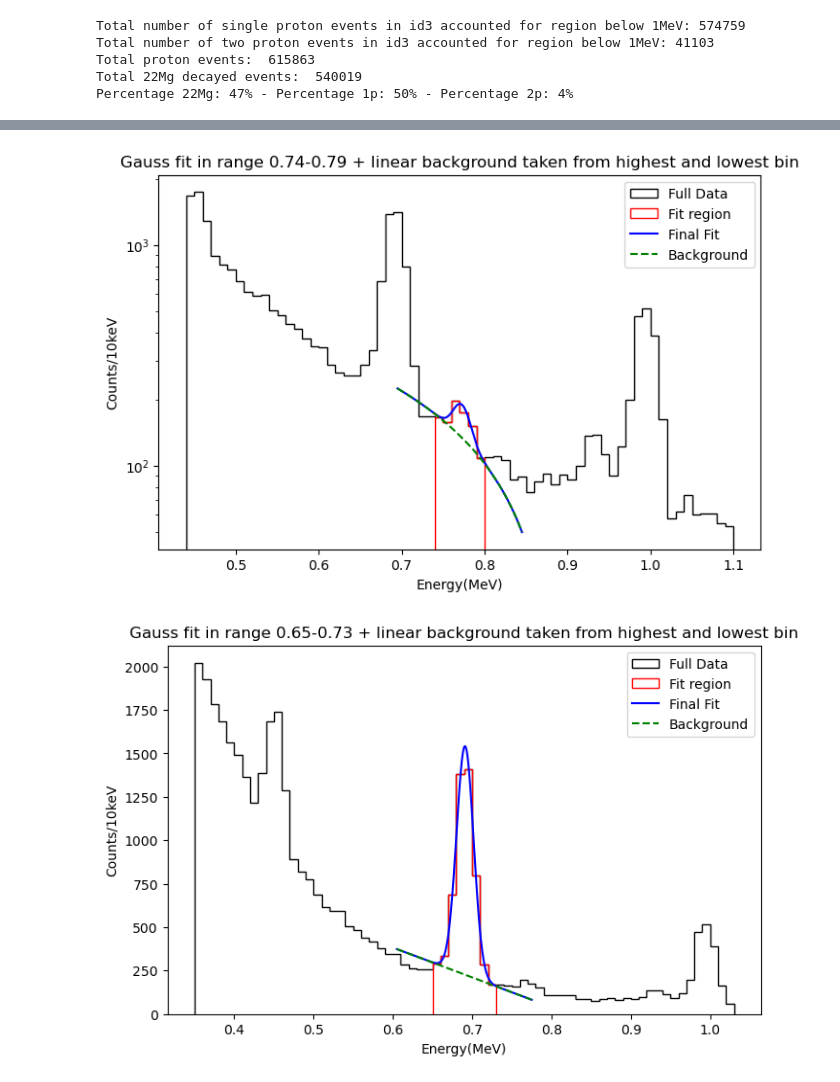
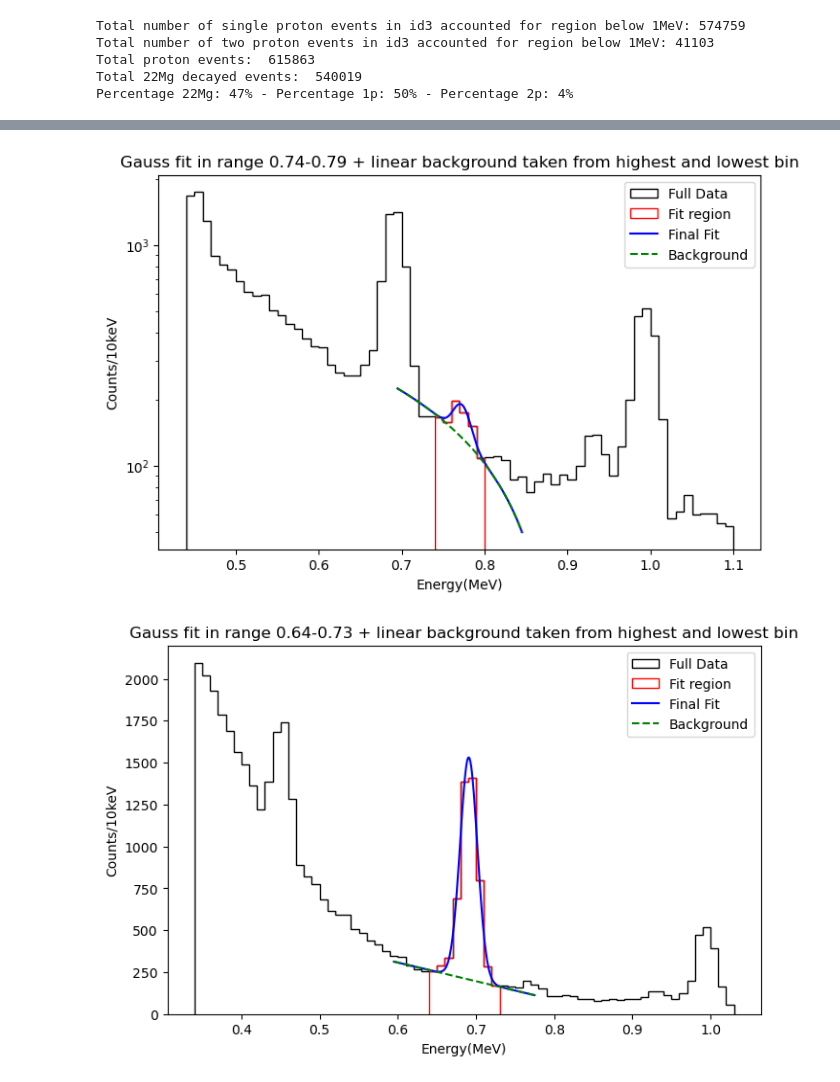
Before and after one commit to phaue/Masters, a Jupyter notebook: analysis/python/PeakEstimation/Fits_id3_sub2p.ipynb, the cells around one changed output, grey strips where cells are left out. Cells and saved outputs as stored; diff of their text form; code cells hidden in the pictures.

```diff
--- a/analysis/python/PeakEstimation/Fits_id3_sub2p.ipynb
+++ b/analysis/python/PeakEstimation/Fits_id3_sub2p.ipynb
@@ -273,7 +301,7 @@ def FinalErr(N, uncertainty_N, N_frac, uncertainty_N_frac,
     return final_error
 
 
-def fixedlin_fit(E, x_low, x_up, gamma=0, quiet=False, yscale='log', deps = (None,None)):
+def fixedlin_fit(E, x_low, x_up, gamma=0, E_err=E_errors, quiet=False, yscale='log', deps = (None,None)):
 
     mean_fEdep = 0; mean_bEdep = 0
     if deps[0] is not None and deps[1] is not None:
@@ -286,7 +314,6 @@ def fixedlin_fit(E, x_low, x_up, gamma=0, quiet=False, yscale='log', deps = (Non
     ys, xs = np.histogram(E/1e3, bins=np.arange(x_low, x_up+bw,bw))
     xs = np.array(xs[:-1])+bw/2
     ys = np.array(ys)
-
     x_bg = np.concatenate((xs[:1], xs[-1:]))
     y_bg = np.concatenate((ys[:1], ys[-1:]))
 
@@ -303,10 +330,10 @@ def fixedlin_fit(E, x_low, x_up, gamma=0, quiet=False, yscale='log', deps = (Non
     upper_bounds_final = [np.inf, xs[-1], np.inf]
     bounds_final = (lower_bounds_final, upper_bounds_final)
 
-    errors = np.sqrt(ys)
-    errors[ys == 0] = np.inf
+    errors, _ = np.histogram(E_err/1e3, bins=np.arange(x_low, x_up+bw,bw))
+    errors[errors == 0] = 1
+    popt_final, pcov_final = curve_fit(func_fixed_bg,xs,ys,p0=p0_final,sigma=errors,bounds=bounds_final)
 
-    popt_final, pcov_final = curve_fit(func_fixed_bg,xs,ys,p0=p0_final,sigma=errors,bounds=bounds_final)
 
 
     y_fit = func_fixed_bg(xs, *popt_final)
@@ -373,13 +400,13 @@ def fixedlin_fit(E, x_low, x_up, gamma=0, quiet=False, yscale='log', deps = (Non
         truepeak = mean/frac+psep
         truepeak_err = np.sqrt((error / frac)**2 + (mean * frac_err / frac**2)**2 + psep_err**2)
     elif gamma==1:
-        truepeak = mean/frac+psep+0.332
+        truepeak = mean/frac+psep+0.33191
         truepeak_err = np.sqrt((error / frac)**2 + (mean * frac_err / frac**2)**2 + psep_err**2)
     elif gamma==2:
-        truepeak = mean/frac+psep+0.332+1.384
+        truepeak = mean/frac+psep+0.33191+1.3841
         truepeak_err = np.sqrt((error / frac)**2 + (mean * frac_err / frac**2)**2 + psep_err**2)
     elif gamma==3:
-        truepeak = mean/frac+psep+0.332+1.384+1.113
+        truepeak = mean/frac+psep+0.33191+1.3841+1.113
         truepeak_err = np.sqrt((error / frac)**2 + (mean * frac_err / frac**2)**2 + psep_err**2)
     else:
         raise ValueError(f"Invalid value for gamma: {gamma}. Expected 0, 1, 2, or 3.")
@@ -425,7 +452,7 @@ def fixedlin_fit(E, x_low, x_up, gamma=0, quiet=False, yscale='log', deps = (Non
 
     return results
 
-def standard_fit(E, x_low, x_up, a_lowerbound=-np.inf, gamma=0, quiet=False, yscale='log', deps=(None,None)):
+def standard_fit(E, x_low, x_up, a_lowerbound=-np.inf, gamma=0, E_err=E_errors, quiet=False, yscale='log', deps=(None,None)):
     mean_fEdep = 0; mean_bEdep = 0
     if deps[0] is not None and deps[1] is not None:
         Emask = (E/1e3 >= x_low) & (E/1e3 <= x_up)
@@ -447,8 +474,8 @@ def standard_fit(E, x_low, x_up, a_lowerbound=-np.inf, gamma=0, quiet=False, ysc
     lower_bounds = [0, xs[0], 0, a_lowerbound, -np.inf]
     upper_bounds = [np.inf, xs[-1], np.inf, np.inf, np.inf]
     bounds = (lower_bounds, upper_bounds)
-    errors = np.sqrt(ys)
-    errors[ys == 0] = np.inf
+    errors, _ = np.histogram(E_err/1e3, bins=np.arange(x_low, x_up+bw,bw))
+    errors[errors == 0] = 1
     popt, pcov = curve_fit(gausslin,xs,ys,p0=p0,sigma=errors,bounds=bounds,absolute_sigma=True)
 
     y_fit = gausslin(xs, *popt)
@@ -508,13 +535,13 @@ def standard_fit(E, x_low, x_up, a_lowerbound=-np.inf, gamma=0, quiet=False, ysc
         truepeak = mean/frac+psep
         truepeak_err = np.sqrt((error / frac)**2 + (mean * frac_err / frac**2)**2 + psep_err**2)
     elif gamma==1:
-        truepeak = mean/frac+psep+0.332
+        truepeak = mean/frac+psep+0.33191
         truepeak_err = np.sqrt((error / frac)**2 + (mean * frac_err / frac**2)**2 + psep_err**2)
     elif gamma==2:
-        truepeak = mean/frac+psep+0.332+1.384
+        truepeak = mean/frac+psep+0.33191+1.3841
         truepeak_err = np.sqrt((error / frac)**2 + (mean * frac_err / frac**2)**2 + psep_err**2)
     elif gamma==3:
-        truepeak = mean/frac+psep+0.332+1.384+1.113
+        truepeak = mean/frac+psep+0.33191+1.3841+1.113
         truepeak_err = np.sqrt((error / frac)**2 + (mean * frac_err / frac**2)**2 + psep_err**2)
     else:
         raise ValueError(f"Invalid value for gamma: {gamma}. Expected 0, 1, 2, or 3.")
@@ -777,12 +840,20 @@ for batch in uproot.iterate(Alb_files, expressions=["E", "fEdep", "bEdep"],
     Eb=np.append(Eb, ak.flatten(batch.E))
     fEdepb=np.append(fEdep, ak.flatten(batch.fEdep))
     bEdepb=np.append(bEdep, ak.flatten(batch.bEdep))
+bins = np.arange(0, 9000+10, 10)
+counts_Eb, _ = np.histogram(Eb, bins=bins)
+
+errors_Ebs = np.sqrt(counts_Eb)
+bin_centers = bins[:-1] + 0.5 * (bins[1] - bins[0])
+
+Eb = np.repeat(bin_centers,np.asarray(counts_Eb).astype(int))
+Eb_errors = np.repeat(bin_centers,np.asarray(errors_Ebs).astype(int))
 # %%
-main = fixedlin_fit(Eb, 0.95, 1.02, gamma=1, quiet=False, yscale='log')
-main1 = fixedlin_fit(Eb, 0.9, 0.96, gamma=3, quiet=False, yscale='log')
-main2 = fixedlin_fit(Eb, 0.74, 0.79, gamma=0, quiet=False, yscale='log')
-main3 = fixedlin_fit(Eb, 0.65, 0.73, gamma=0, quiet=False, yscale='linear')
-main4 = fixedlin_fit(Eb, 0.42, 0.475, gamma=1, quiet=False, yscale='linear')
+main = fixedlin_fit(Eb, 0.95, 1.02, gamma=1, E_err=Eb_errors,quiet=False, yscale='log')
+main1 = fixedlin_fit(Eb, 0.9, 0.96, gamma=3, E_err=Eb_errors, quiet=False, yscale='log')
+main2 = fixedlin_fit(Eb, 0.74, 0.79, gamma=0, E_err=Eb_errors, quiet=False, yscale='log')
+main3 = fixedlin_fit(Eb, 0.64, 0.73, gamma=0, E_err=Eb_errors, quiet=False, yscale='linear')
+main4 = fixedlin_fit(Eb, 0.42, 0.475, gamma=1, E_err=Eb_errors, quiet=False, yscale='linear')
 # %% [output]
 DSSSD error only used
 --- Fit Values---
@@ -803,6 +874,6 @@ Total Fitted Counts (Peak+Bg): 8228.43 ± 189.31
 ==================================================
 [figure]
 [figure]
 [figure]
-[figure, old version]
+[figure, new version]
 [figure]
```
Also changed, not shown: parts of 10 cells of this notebook, 15 other files.
